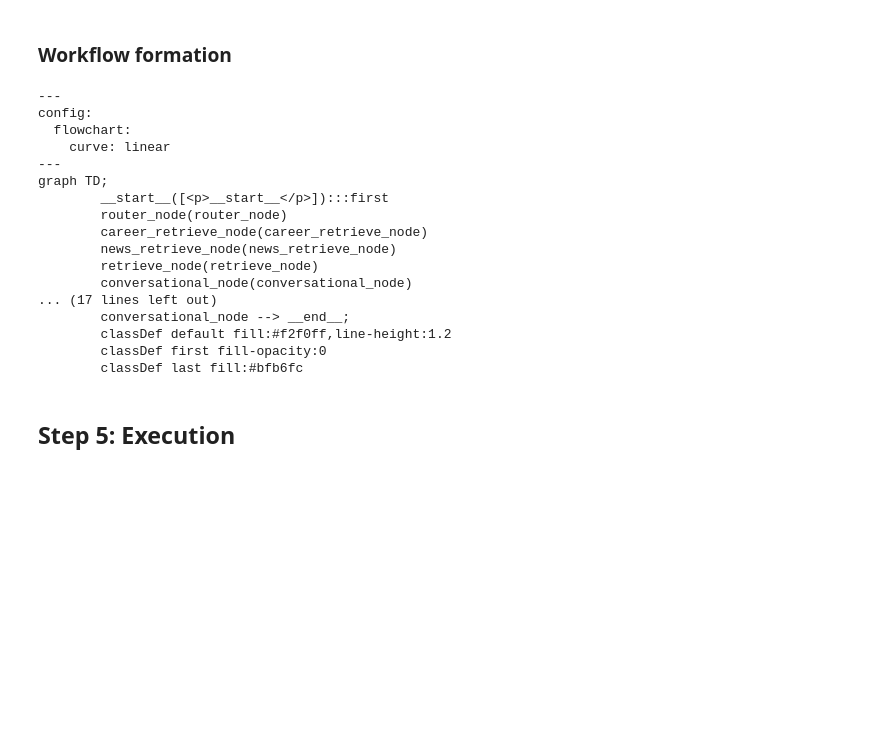
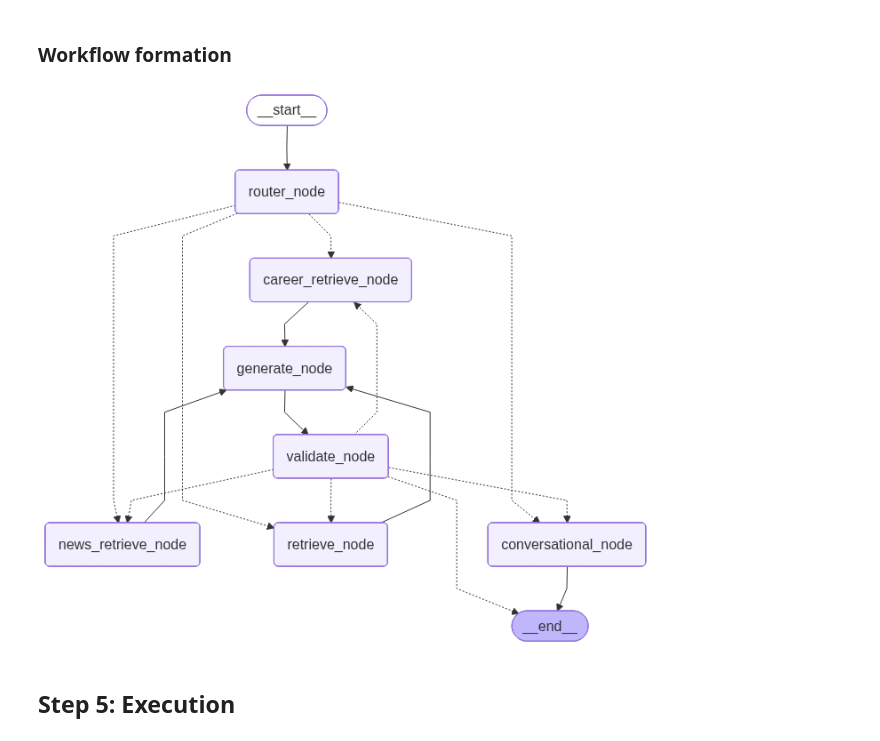
Before and after one commit to Aalyanraza/LMKRChatbot, a Jupyter notebook: LMKR_RAG_Chatbot.ipynb, the cells around one changed output. Cells and saved outputs as stored; diff of their text form; code cells hidden in the pictures; blank space fills up the shorter version.

Commit message:
visualizations working again

```diff
--- a/LMKR_RAG_Chatbot.ipynb
+++ b/LMKR_RAG_Chatbot.ipynb
@@ -741,51 +741,35 @@ workflow.add_conditional_edges(
         "conversational_node": "conversational_node"
     }
 )
 
 # Connect Retrieval Nodes to Generator
 workflow.add_edge("career_retrieve_node", "generate_node")
 workflow.add_edge("news_retrieve_node", "generate_node") # <--- ADD EDGE
 workflow.add_edge("retrieve_node", "generate_node")
 
 # Generator -> Validator
 workflow.add_edge("generate_node", "validate_node")
 
 # Conditional Edges from Validator (The Loop)
 workflow.add_conditional_edges(
     "validate_node",
     validation_router,
     {
         END: END,
         "retrieve_node": "retrieve_node",
         "career_retrieve_node": "career_retrieve_node",
         "news_retrieve_node": "news_retrieve_node", # <--- ADD LOOP BACK
         "conversational_node": "conversational_node"
     }
 )
 
 workflow.add_edge("conversational_node", END)
 
 app = workflow.compile()
 # Visualize
-print(app.get_graph().draw_mermaid())
+display(Image(app.get_graph().draw_mermaid_png()))
 # %% [output]
----
-config:
-  flowchart:
-    curve: linear
----
-graph TD;
-        __start__([<p>__start__</p>]):::first
-        router_node(router_node)
-        career_retrieve_node(career_retrieve_node)
-        news_retrieve_node(news_retrieve_node)
-        retrieve_node(retrieve_node)
-        conversational_node(conversational_node)
-... (17 lines left out)
-        conversational_node --> __end__;
-        classDef default fill:#f2f0ff,line-height:1.2
-        classDef first fill-opacity:0
-        classDef last fill:#bfb6fc
+[figure, added]
 # %% [markdown]
 ## Step 5: Execution
 # %%
```
Also changed, not shown: parts of 2 cells of this notebook.
